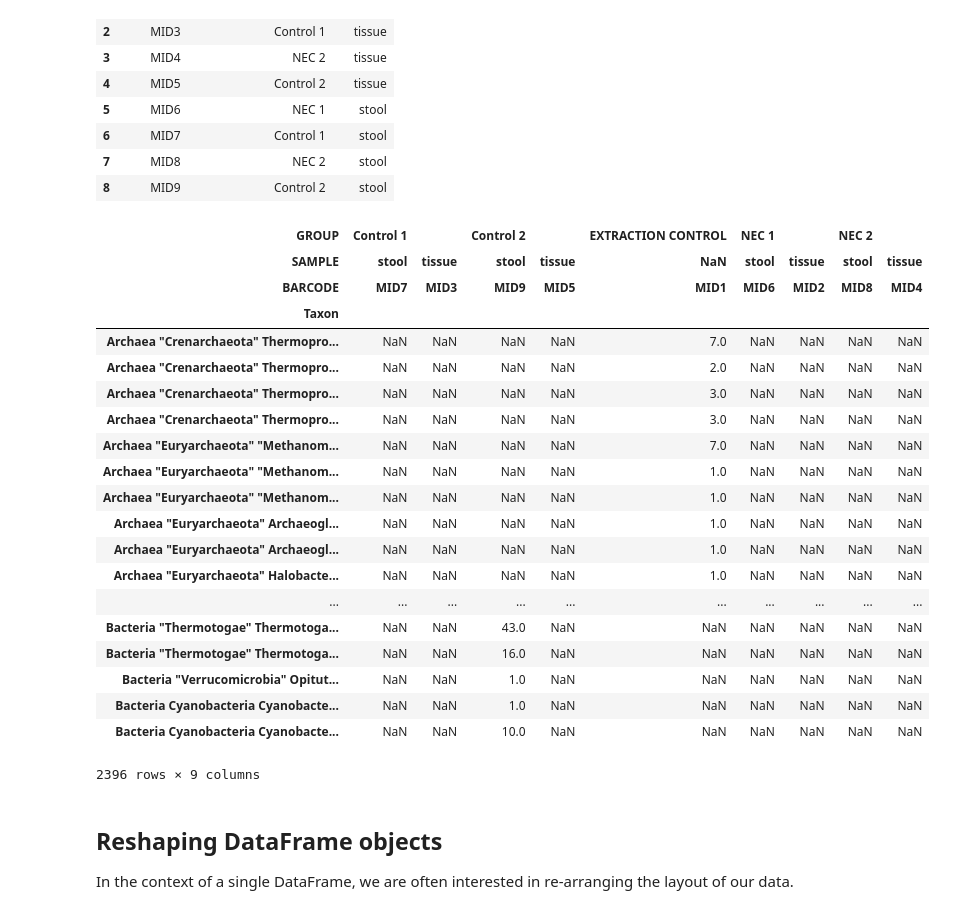
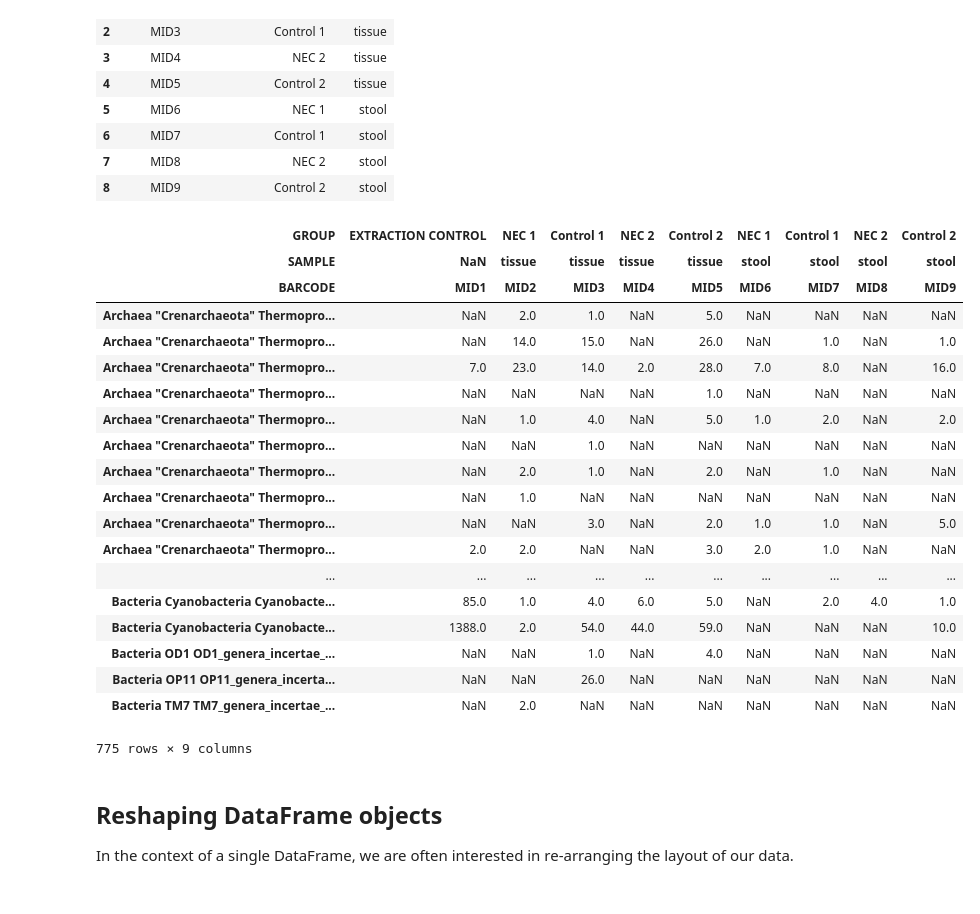
Before and after one commit to BeforeRain/ADA-homework, a Jupyter notebook: 01 - Pandas and Data Wrangling/Data Wrangling with Pandas.ipynb, the cells around one changed output. Cells and saved outputs as stored; diff of their text form; code cells hidden in the pictures.

```diff
--- a/01 - Pandas and Data Wrangling/Data Wrangling with Pandas.ipynb
+++ b/01 - Pandas and Data Wrangling/Data Wrangling with Pandas.ipynb
@@ -590,45 +590,44 @@ metadata
 # %%
 # number of data files
 num_files = metadata.index.size
 # list of DataFrame objects, one DataFrame object per data file
 df_list = []
 # handle every data file
 for i in range(0, num_files):
     # construct file name
     file = BASE_DIR + metadata.ix[i, 'BARCODE'] + '.xls'
     # open file
     df = pd.read_excel(file, 'Sheet 1', index_col=0, header=None)
     # give name to the index column
     df.index.name = 'Taxon'
     # add hierarchical indice according to metadata
     df.columns = [[metadata.ix[i, 'GROUP']], [metadata.ix[i, 'SAMPLE']], [metadata.ix[i, 'BARCODE']]]
     df.columns.names = ['GROUP', 'SAMPLE', 'BARCODE']
     # add the DataFrame object to list
     df_list.append(df)
 # combine all DataFrame objects to a single one
-pd.concat(df_list, axis=0)
+pd.concat(df_list, axis=1)
 # %% [output]
-| GROUP | Control 1 |  | Control 2 |  | EXTRACTION CONTROL | NEC 1 |  | NEC 2 |  |
-| SAMPLE | stool | tissue | stool | tissue | NaN | stool | tissue | stool | tissue |
-| BARCODE | MID7 | MID3 | MID9 | MID5 | MID1 | MID6 | MID2 | MID8 | MID4 |
-| Taxon |  |  |  |  |  |  |  |  |  |
-| Archaea "Crenarchaeota" Thermopro... | NaN | NaN | NaN | NaN | 7.0 | NaN | NaN | NaN | NaN |
-| Archaea "Crenarchaeota" Thermopro... | NaN | NaN | NaN | NaN | 2.0 | NaN | NaN | NaN | NaN |
-| Archaea "Crenarchaeota" Thermopro... | NaN | NaN | NaN | NaN | 3.0 | NaN | NaN | NaN | NaN |
-| Archaea "Crenarchaeota" Thermopro... | NaN | NaN | NaN | NaN | 3.0 | NaN | NaN | NaN | NaN |
-| Archaea "Euryarchaeota" "Methanom... | NaN | NaN | NaN | NaN | 7.0 | NaN | NaN | NaN | NaN |
-| Archaea "Euryarchaeota" "Methanom... | NaN | NaN | NaN | NaN | 1.0 | NaN | NaN | NaN | NaN |
-| Archaea "Euryarchaeota" "Methanom... | NaN | NaN | NaN | NaN | 1.0 | NaN | NaN | NaN | NaN |
-| Archaea "Euryarchaeota" Archaeogl... | NaN | NaN | NaN | NaN | 1.0 | NaN | NaN | NaN | NaN |
-| Archaea "Euryarchaeota" Archaeogl... | NaN | NaN | NaN | NaN | 1.0 | NaN | NaN | NaN | NaN |
-| Archaea "Euryarchaeota" Halobacte... | NaN | NaN | NaN | NaN | 1.0 | NaN | NaN | NaN | NaN |
+| GROUP | EXTRACTION CONTROL | NEC 1 | Control 1 | NEC 2 | Control 2 | NEC 1 | Control 1 | NEC 2 | Control 2 |
+| SAMPLE | NaN | tissue | tissue | tissue | tissue | stool | stool | stool | stool |
+| BARCODE | MID1 | MID2 | MID3 | MID4 | MID5 | MID6 | MID7 | MID8 | MID9 |
+| Archaea "Crenarchaeota" Thermopro... | NaN | 2.0 | 1.0 | NaN | 5.0 | NaN | NaN | NaN | NaN |
+| Archaea "Crenarchaeota" Thermopro... | NaN | 14.0 | 15.0 | NaN | 26.0 | NaN | 1.0 | NaN | 1.0 |
+| Archaea "Crenarchaeota" Thermopro... | 7.0 | 23.0 | 14.0 | 2.0 | 28.0 | 7.0 | 8.0 | NaN | 16.0 |
+| Archaea "Crenarchaeota" Thermopro... | NaN | NaN | NaN | NaN | 1.0 | NaN | NaN | NaN | NaN |
+| Archaea "Crenarchaeota" Thermopro... | NaN | 1.0 | 4.0 | NaN | 5.0 | 1.0 | 2.0 | NaN | 2.0 |
+| Archaea "Crenarchaeota" Thermopro... | NaN | NaN | 1.0 | NaN | NaN | NaN | NaN | NaN | NaN |
+| Archaea "Crenarchaeota" Thermopro... | NaN | 2.0 | 1.0 | NaN | 2.0 | NaN | 1.0 | NaN | NaN |
+| Archaea "Crenarchaeota" Thermopro... | NaN | 1.0 | NaN | NaN | NaN | NaN | NaN | NaN | NaN |
+| Archaea "Crenarchaeota" Thermopro... | NaN | NaN | 3.0 | NaN | 2.0 | 1.0 | 1.0 | NaN | 5.0 |
+| Archaea "Crenarchaeota" Thermopro... | 2.0 | 2.0 | NaN | NaN | 3.0 | 2.0 | 1.0 | NaN | NaN |
 | ... | ... | ... | ... | ... | ... | ... | ... | ... | ... |
-| Bacteria "Thermotogae" Thermotoga... | NaN | NaN | 43.0 | NaN | NaN | NaN | NaN | NaN | NaN |
-| Bacteria "Thermotogae" Thermotoga... | NaN | NaN | 16.0 | NaN | NaN | NaN | NaN | NaN | NaN |
-| Bacteria "Verrucomicrobia" Opitut... | NaN | NaN | 1.0 | NaN | NaN | NaN | NaN | NaN | NaN |
-| Bacteria Cyanobacteria Cyanobacte... | NaN | NaN | 1.0 | NaN | NaN | NaN | NaN | NaN | NaN |
-| Bacteria Cyanobacteria Cyanobacte... | NaN | NaN | 10.0 | NaN | NaN | NaN | NaN | NaN | NaN |
+| Bacteria Cyanobacteria Cyanobacte... | 85.0 | 1.0 | 4.0 | 6.0 | 5.0 | NaN | 2.0 | 4.0 | 1.0 |
+| Bacteria Cyanobacteria Cyanobacte... | 1388.0 | 2.0 | 54.0 | 44.0 | 59.0 | NaN | NaN | NaN | 10.0 |
+| Bacteria OD1 OD1_genera_incertae_... | NaN | NaN | 1.0 | NaN | 4.0 | NaN | NaN | NaN | NaN |
+| Bacteria OP11 OP11_genera_incerta... | NaN | NaN | 26.0 | NaN | NaN | NaN | NaN | NaN | NaN |
+| Bacteria TM7 TM7_genera_incertae_... | NaN | 2.0 | NaN | NaN | NaN | NaN | NaN | NaN | NaN |
-2396 rows × 9 columns
+775 rows × 9 columns
 # %% [markdown]
 ## Reshaping DataFrame objects
 
```
